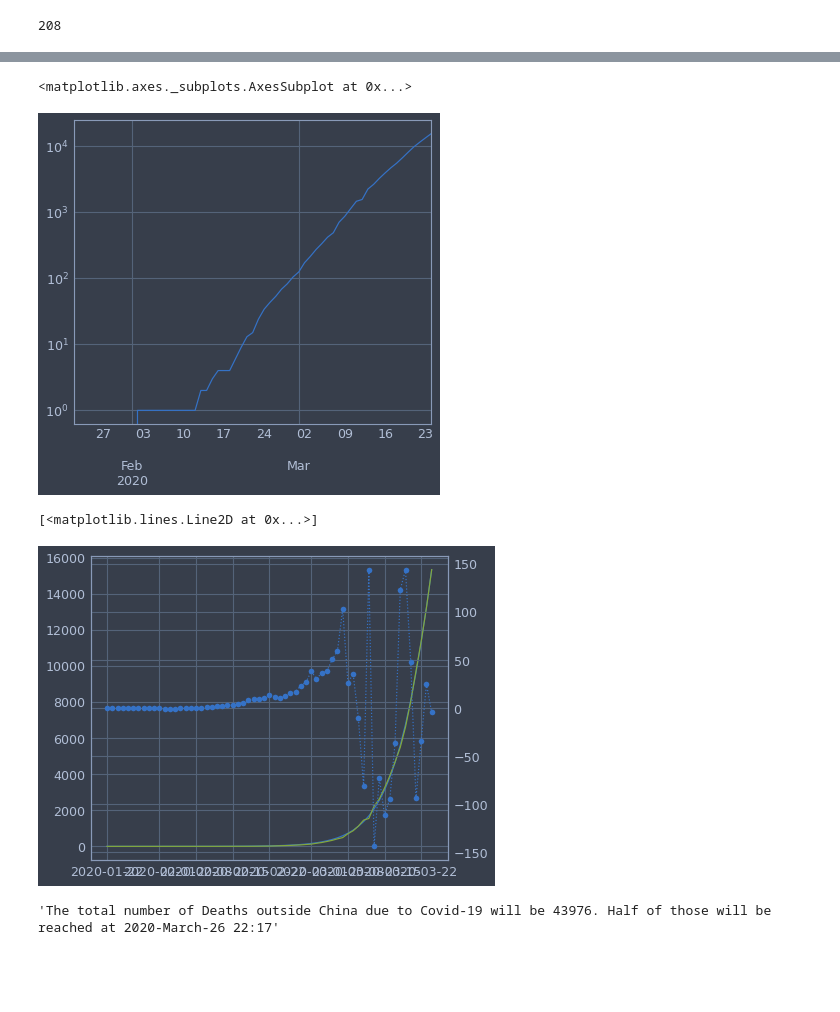
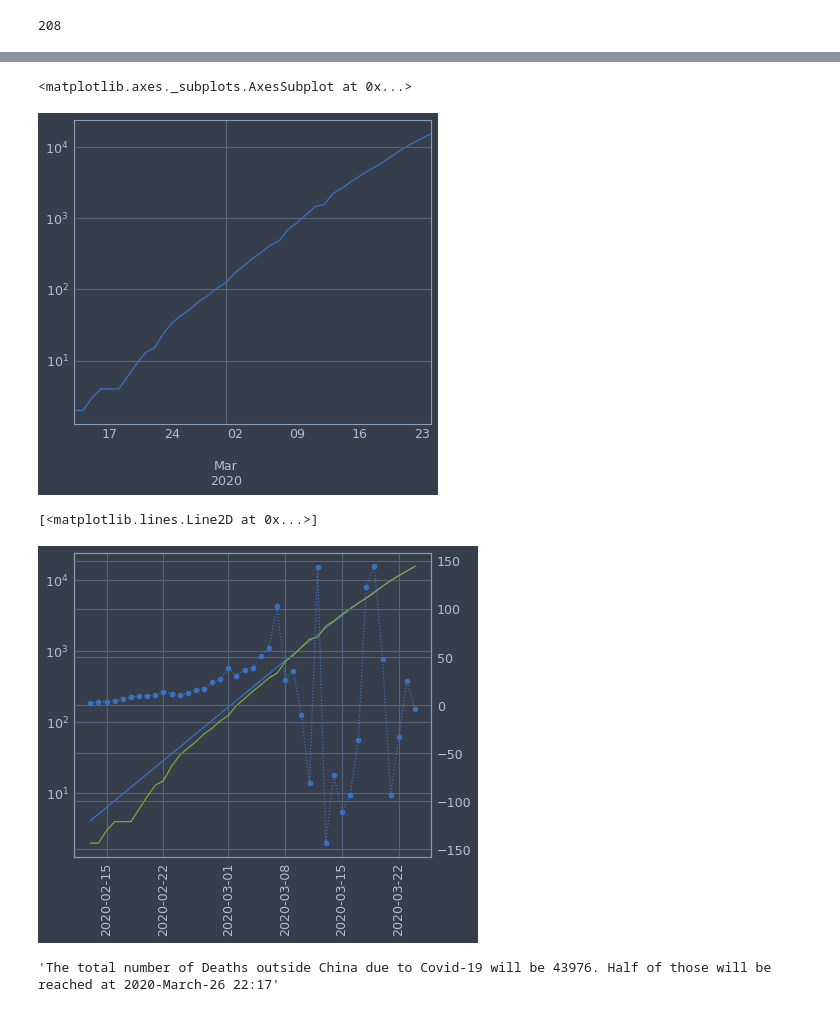
Before and after one commit to pcjedi/notebooks, a Jupyter notebook: corona.ipynb, the cells around one changed output, grey strips where cells are left out. Saved outputs shown, nothing was run; the diff lists cells and outputs as text; code cells hidden in the pictures; blank space fills up the shorter version.

```diff
--- a/corona.ipynb
+++ b/corona.ipynb
@@ -47,6 +47,7 @@ len(df.columns)
 241
 # %%
 df_exchina = df.drop('China', 1)
+df_exchina = df_exchina[df_exchina.T.sum() > 1]
 len(df_exchina.columns)
 # %% [output]
 208
@@ -59,7 +60,7 @@ df_exchina.T.sum().plot()
 df_exchina.T.sum().plot(logy = True)
 # %% [output]
 <matplotlib.axes._subplots.AxesSubplot at 0x...>
-[figure, old version]
+[figure, new version]
 # %%
 def sigmoid(x, sat, td, velo):
     x = np.float64(x)
@@ -72,13 +73,13 @@ def sigmoid(x, sat, td, velo):
     x /= 1e14
     return real_sat / (1 + np.exp(-x * velo))
 
-x = df.index.values
+x = df_exchina.index
 sat = 30000 / 1e5
 td = time.time() / 1e10
 velo = .1
 # %%
 popt, pcov = curve_fit(f = sigmoid,
-                       xdata = x,
+                       xdata = df_exchina.index,
                        ydata = df_exchina.T.sum(),
                        p0 = (sat, td, velo)
                       )
@@ -86,15 +87,17 @@ popt, pcov = curve_fit(f = sigmoid,
 y_fit = sigmoid(x, *list(popt))
 # %%
 fig, ax1 = plt.subplots()
+plt.xticks(rotation=90)
 
-ax1.plot(x, y_fit)
-ax1.plot(x, df_exchina.T.sum())
+
+ax1.semilogy(x, y_fit)
+ax1.semilogy(x, df_exchina.T.sum())
 
 ax2 = ax1.twinx()
 ax2.plot(x, y_fit - df_exchina.T.sum(), "o:")
 # %% [output]
 [<matplotlib.lines.Line2D at 0x...>]
-[figure, old version]
+[figure, new version]
 # %%
 th = datetime.datetime.fromtimestamp(popt[1] * 1e10)
 # %%
```
Also changed, not shown: parts of 6 cells of this notebook.
